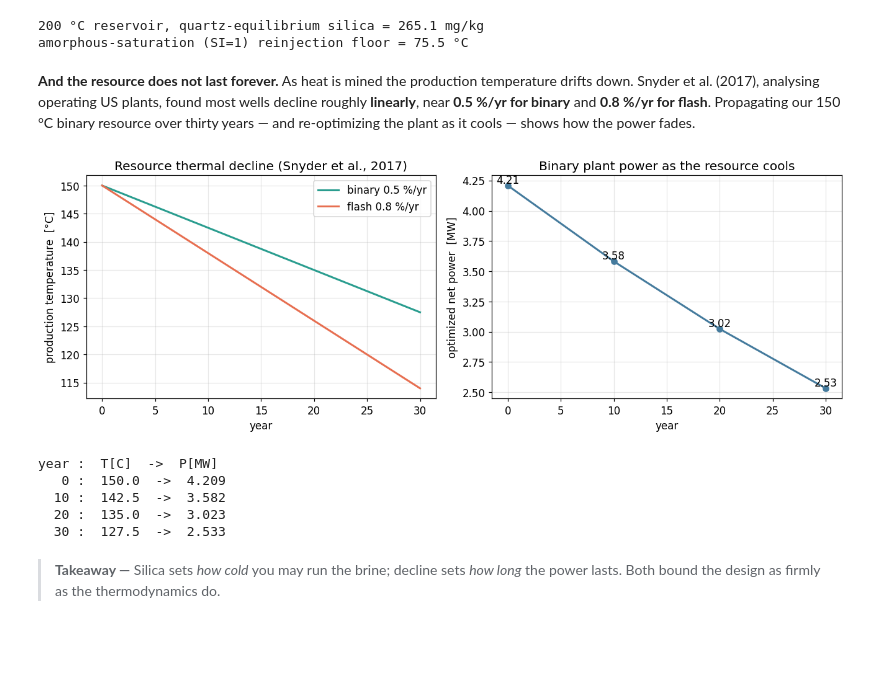
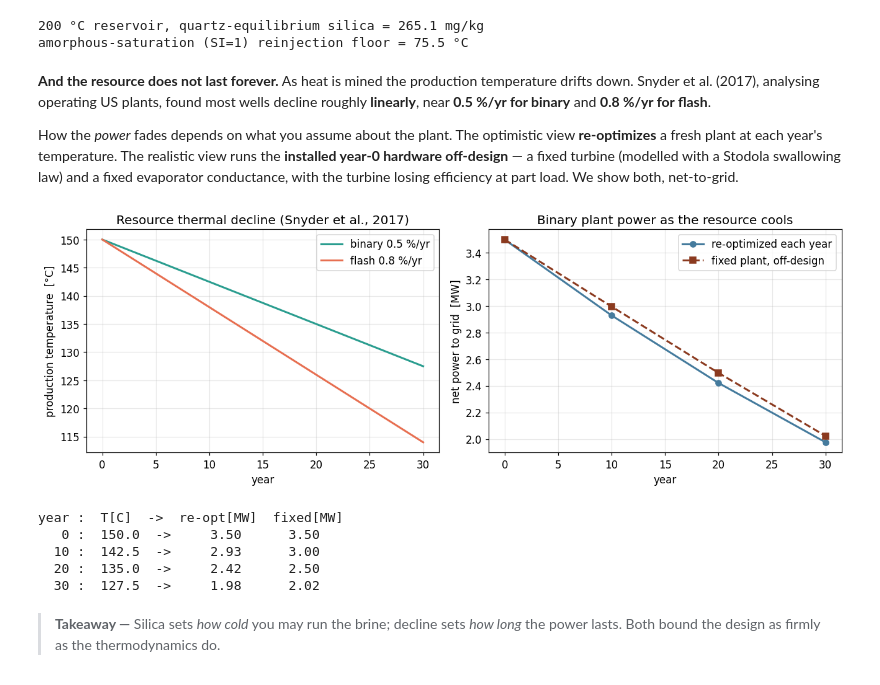
Before and after one commit to khb-git/geothermal-orc, a Jupyter notebook: notebooks/demo.ipynb, the cells around one changed output. Saved outputs shown, nothing was run; the diff lists cells and outputs as text; code cells hidden in the pictures; blank space fills up the shorter version.

```diff
--- a/notebooks/demo.ipynb
+++ b/notebooks/demo.ipynb
@@ -553,50 +642,54 @@ amorphous-saturation (SI=1) reinjection floor = 75.5 °C
 **And the resource does not last forever.** As heat is mined the
 production temperature drifts down. Snyder et al. (2017), analysing operating US
 plants, found most wells decline roughly **linearly**, near **0.5 %/yr for
-binary** and **0.8 %/yr for flash**. Propagating our 150 °C binary resource over
-thirty years — and re-optimizing the plant as it cools — shows how the power
-fades.
+binary** and **0.8 %/yr for flash**.
+
+How the *power* fades depends on what you assume about the plant. The optimistic
+view **re-optimizes** a fresh plant at each year's temperature. The realistic
+view runs the **installed year-0 hardware off-design** — a fixed turbine
+(modelled with a Stodola swallowing law) and a fixed evaporator conductance,
+with the turbine losing efficiency at part load. We show both, net-to-grid.
 # %%
+from geothermal_orc import decline_curves
+
 years = np.arange(0, 31)
 binary = GeothermalResource(T_reservoir_C=150.0, mass_flow=100.0,
                             decline_rate=0.005, decline_mode="linear")
 flash = GeothermalResource(T_reservoir_C=150.0, mass_flow=100.0,
                            decline_rate=0.008, decline_mode="linear")
 T_bin = [binary.temperature_at(y) for y in years]
 T_fl = [flash.temperature_at(y) for y in years]
 
-# Plant power at years 0, 10, 20, 30 (re-optimized as the resource cools).
+# Net-to-grid over field life: re-optimized envelope vs fixed installed plant.
 sample_years = [0, 10, 20, 30]
-P_years = []
-for y in sample_years:
-    res_y = GeothermalResource(T_reservoir_C=binary.temperature_at(y),
-                               mass_flow=100.0)
-    o = optimize_evaporation_temperature("Isobutane", res_y, T_cond_C=30.0)
-    P_years.append(o.W_net_opt / 1e6)
+_design, T_samp, W_reopt, W_fixed = decline_curves(
+    "Isobutane", resource, sample_years, ambient_C=10.0, decline_rate=0.005)
+P_years = W_reopt / 1e6          # re-optimized net-to-grid, used in the verdict
 
 fig, (a1, a2) = plt.subplots(1, 2, figsize=(12, 4.3))
 a1.plot(years, T_bin, color="#2a9d8f", lw=2, label="binary 0.5 %/yr")
 a1.plot(years, T_fl, color="#e76f51", lw=2, label="flash 0.8 %/yr")
 a1.set_xlabel("year"); a1.set_ylabel("production temperature  [°C]")
 a1.set_title("Resource thermal decline (Snyder et al., 2017)"); a1.legend()
 
-a2.plot(sample_years, P_years, "o-", color="#457b9d", lw=2)
-a2.set_xlabel("year"); a2.set_ylabel("optimized net power  [MW]")
-a2.set_title("Binary plant power as the resource cools")
-for x, p in zip(sample_years, P_years):
-    a2.text(x, p, f"{p:.2f}", ha="center", va="bottom")
+a2.plot(sample_years, W_reopt / 1e6, "o-", color="#457b9d", lw=2,
+        label="re-optimized each year")
+a2.plot(sample_years, W_fixed / 1e6, "s--", color="#8b3a1f", lw=2,
+        label="fixed plant, off-design")
+a2.set_xlabel("year"); a2.set_ylabel("net power to grid  [MW]")
+a2.set_title("Binary plant power as the resource cools"); a2.legend()
 plt.tight_layout(); plt.show()
 
-print("year :  T[C]  ->  P[MW]")
-for y, p in zip(sample_years, P_years):
-    print(f"{y:4d} : {binary.temperature_at(y):6.1f}  -> {p:6.3f}")
+print("year :  T[C]  ->  re-opt[MW]  fixed[MW]")
+for y, t, a, b in zip(sample_years, T_samp, W_reopt, W_fixed):
+    print(f"{y:4d} : {t:6.1f}  -> {a/1e6:8.2f}  {b/1e6:8.2f}")
 # %% [output]
-[figure, old version]
+[figure, new version]
-year :  T[C]  ->  P[MW]
-   0 :  150.0  ->  4.209
-  10 :  142.5  ->  3.582
-  20 :  135.0  ->  3.023
-  30 :  127.5  ->  2.533
+year :  T[C]  ->  re-opt[MW]  fixed[MW]
+   0 :  150.0  ->     3.50      3.50
+  10 :  142.5  ->     2.93      3.00
+  20 :  135.0  ->     2.42      2.50
+  30 :  127.5  ->     1.98      2.02
 # %% [markdown]
 > **Takeaway —** Silica sets *how cold* you may run the brine; decline sets *how
 long* the power lasts. Both bound the design as firmly as the thermodynamics
```
Also changed, not shown: parts of 12 cells of this notebook, 6 other files.
